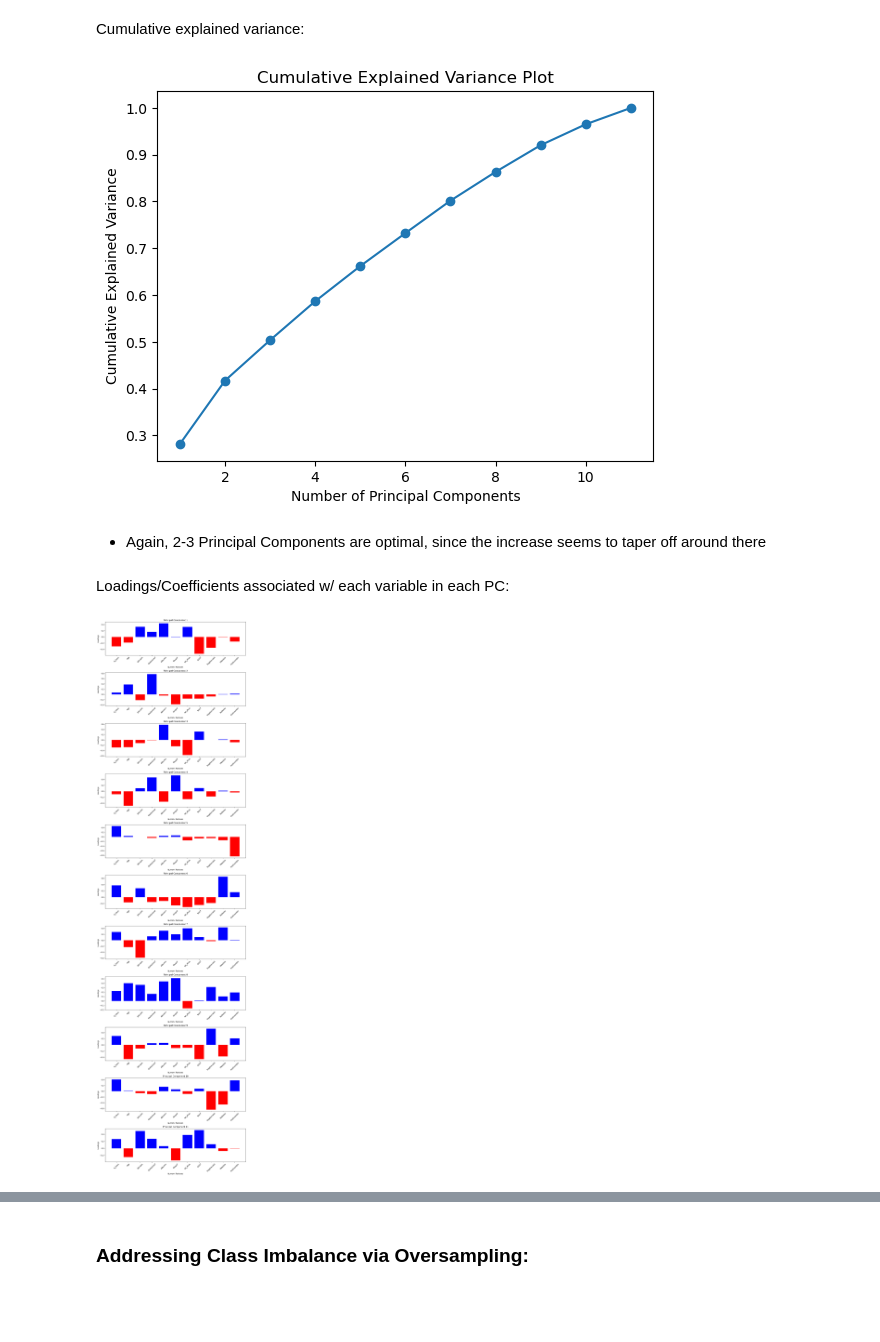
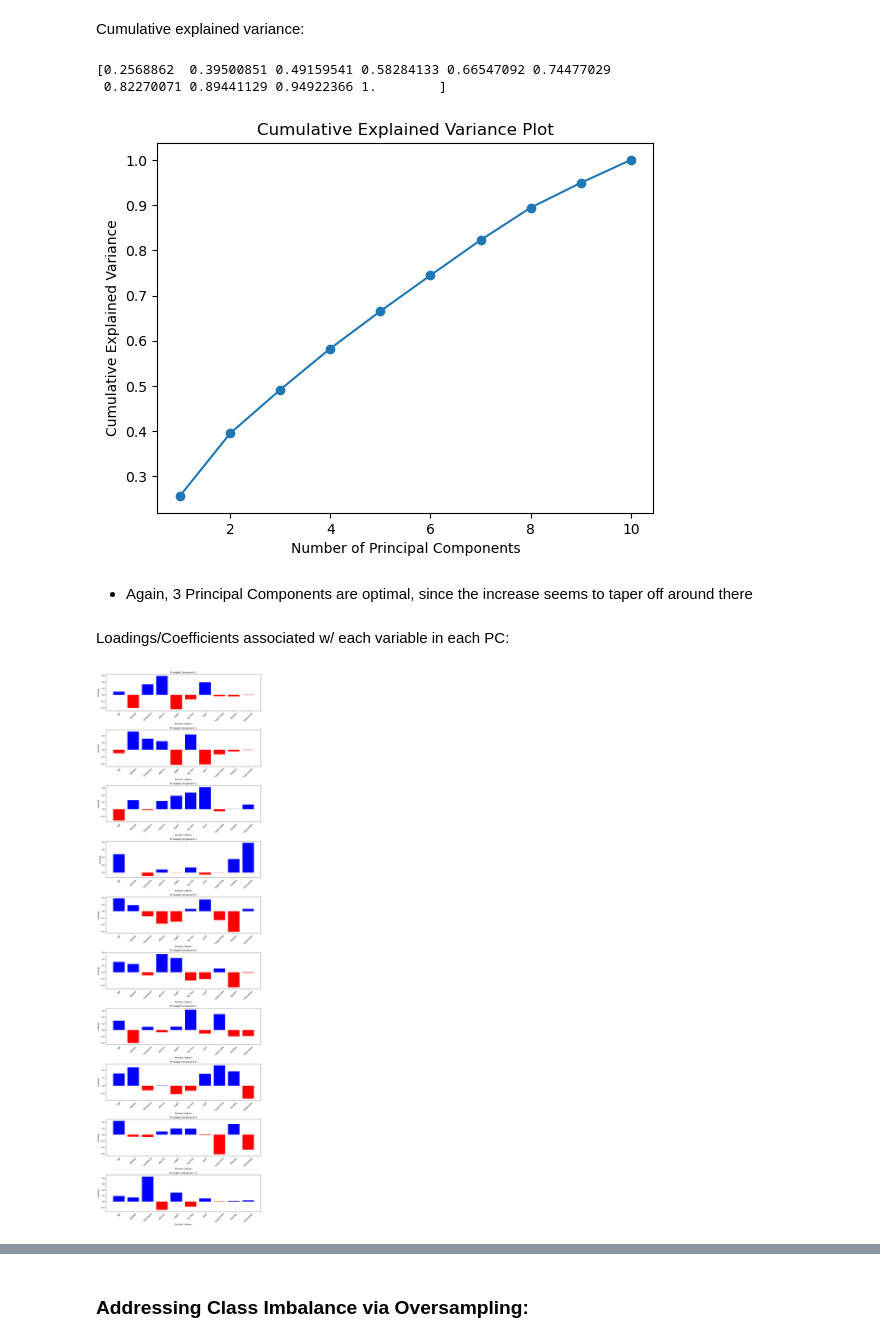
Before and after one commit to BrandonDioneda/Multi-Class-Prediction-of-Cirrhosis-Outcomes, a Jupyter notebook: cirrhosis.ipynb, the cells around one changed output, grey strips where cells are left out. Cells and saved outputs as stored; diff of their text form; code cells hidden in the pictures; blank space fills up the shorter version.

```diff
--- a/cirrhosis.ipynb
+++ b/cirrhosis.ipynb
@@ -401,3 +419,5 @@ Model obviously overfit training set. The log loss metric was low, but was highe
+# %%
+numeric_feats.remove('N_Days')
 # %% [markdown]
 ## PCA:
 - Assumptions:
@@ -407,13 +428,28 @@ Model obviously overfit training set. The log loss metric was low, but was highe
 from sklearn.decomposition import PCA
 # %%
-std = ['N_Days', 'Age', 'Albumin', 'Platelets']
+std = ['Age', 'Platelets']
 log_std = ['Bilirubin', 'SGOT', 'Tryglicerides', 'Prothrombin', 'Cholesterol', 'Copper', 'Alk_Phos']
+
+replace_outliers = Pipeline(
+    [
+        ('replace_outliers', RobustScaler()),
+        ('std', StandardScaler())
+    ]
+)
+
+replace_log_outliers = Pipeline(
+    [
+        ('replace_outliers', RobustScaler()),
+        ('std', StandardScaler())
+    ]
+)
 
 preproc_base = ColumnTransformer(
     transformers =
     [
         ('standardize', std_transformer, std),
-        ('log std', log_std_transformer, log_std)
+        ('std outliers', replace_outliers, ['Albumin']),
+        ('log std', replace_log_outliers, log_std)
     ],
     remainder='drop'
 )
@@ -435,10 +471,10 @@ pca_base_pl.fit(data_X[numeric_feats], data_Y)
 transformed_data = pca_base_pl.named_steps['preprocessor'].transform(data)
 
 # Convert the transformed data array to a DataFrame
-transformed_df = pd.DataFrame(transformed_data, columns=std + log_std)
+transformed_df = pd.DataFrame(transformed_data, columns=std + ['Albumin'] + log_std)
 
 # Concatenate the transformed DataFrame with the remaining columns from the original DataFrame
-final_transformed_df = pd.concat([transformed_df, data.drop(columns=std + log_std)], axis=1)
+final_transformed_df = pd.concat([transformed_df, data.drop(columns=std + ['Albumin'] + log_std)], axis=1)
 # %% [markdown]
 Fitting PCA on the transformed numeric features:
 # %%
@@ -476,6 +512,7 @@ Cumulative explained variance:
 # %%
 # Cumulative explained variance
 cumulative_variance = np.cumsum(PCA_base.explained_variance_ratio_)
+print(cumulative_variance)
 
 # Plot cumulative explained variance
 plt.plot(np.arange(1, len(cumulative_variance) + 1), cumulative_variance, marker='o')
@@ -484,37 +521,40 @@ plt.ylabel('Cumulative Explained Variance')
 plt.title('Cumulative Explained Variance Plot')
 plt.show()
 # %% [output]
+[0.2568862  0.39500851 0.49159541 0.58284133 0.66547092 0.74477029
+ 0.82270071 0.89441129 0.94922366 1.        ]
-[figure, old version]
+[figure, new version]
 # %% [markdown]
-- Again, 2-3 Principal Components are optimal, since the increase seems to taper off around there
+- Again, 3 Principal Components are optimal, since the increase seems to taper off around there
 # %% [markdown]
 Loadings/Coefficients associated w/ each variable in each PC:
+# %%
+# Access the principal components (eigenvectors):
+eigenvectors = PCA_base.components_
+
+# Create a DataFrame to display the loadings:
+loadings_df = pd.DataFrame(eigenvectors, columns=numeric_feats)
+
+# Transpose the loadings DataFrame for easier plotting
+loadings_df_transposed = loadings_df.T
+loadings_df_transposed.columns = [f'PC{i+1}' for i in range(len(loadings_df_transposed.columns))]
 # %%
-# Access the principal components (eigenvectors):
-components = PCA_base.components_
-
-# Create a DataFrame to display the loadings:
-loadings_df = pd.DataFrame(components, columns=numeric_feats)
-
-# Transpose the loadings DataFrame for easier plotting
-loadings_df_transposed = loadings_df.T
-
 # Set up the figure and axes
 fig, axs = plt.subplots(nrows=loadings_df_transposed.shape[0], ncols=1, figsize=(12, 4 * loadings_df_transposed.shape[0]))
 
 # Plot the loadings for all principal components
 for i in range(loadings_df_transposed.shape[0]):
     # Set the color based on the sign of the loadings
     colors = ['red' if loadings_df_transposed.iloc[i, j] < 0 else 'blue' for j in range(len(numeric_feats))]
 
     axs[i].bar(range(len(numeric_feats)), loadings_df_transposed.iloc[i], color=colors)
     axs[i].set_title(f'Principal Component {i + 1}')
     axs[i].set_xlabel('Numeric Features')
     axs[i].set_ylabel('Loadings')
     axs[i].set_xticks(range(len(numeric_feats)))
     axs[i].set_xticklabels(numeric_feats, rotation=45)
 
 plt.tight_layout()
 plt.show()
 # %% [output]
-[figure, old version]
+[figure, new version]
```
Also changed, not shown: parts of 32 cells of this notebook, 1 other file.
